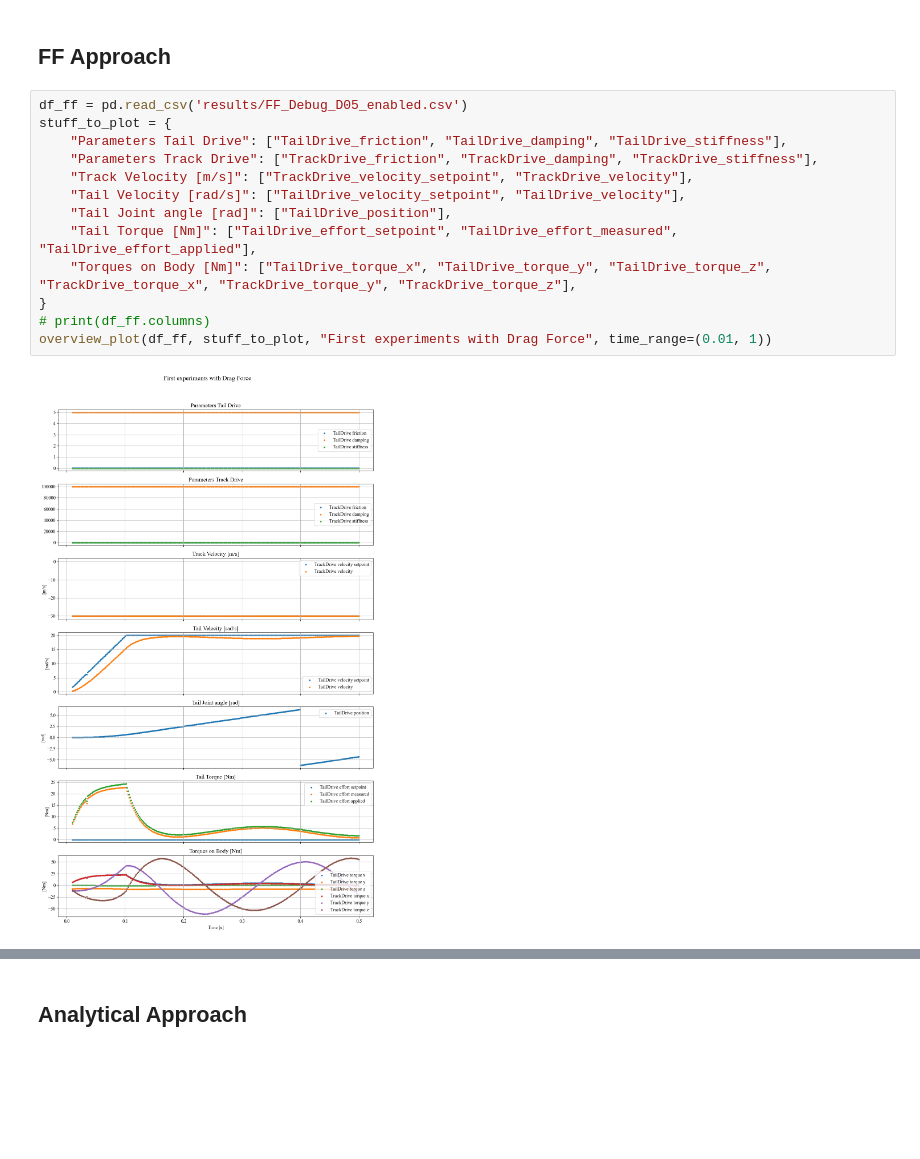
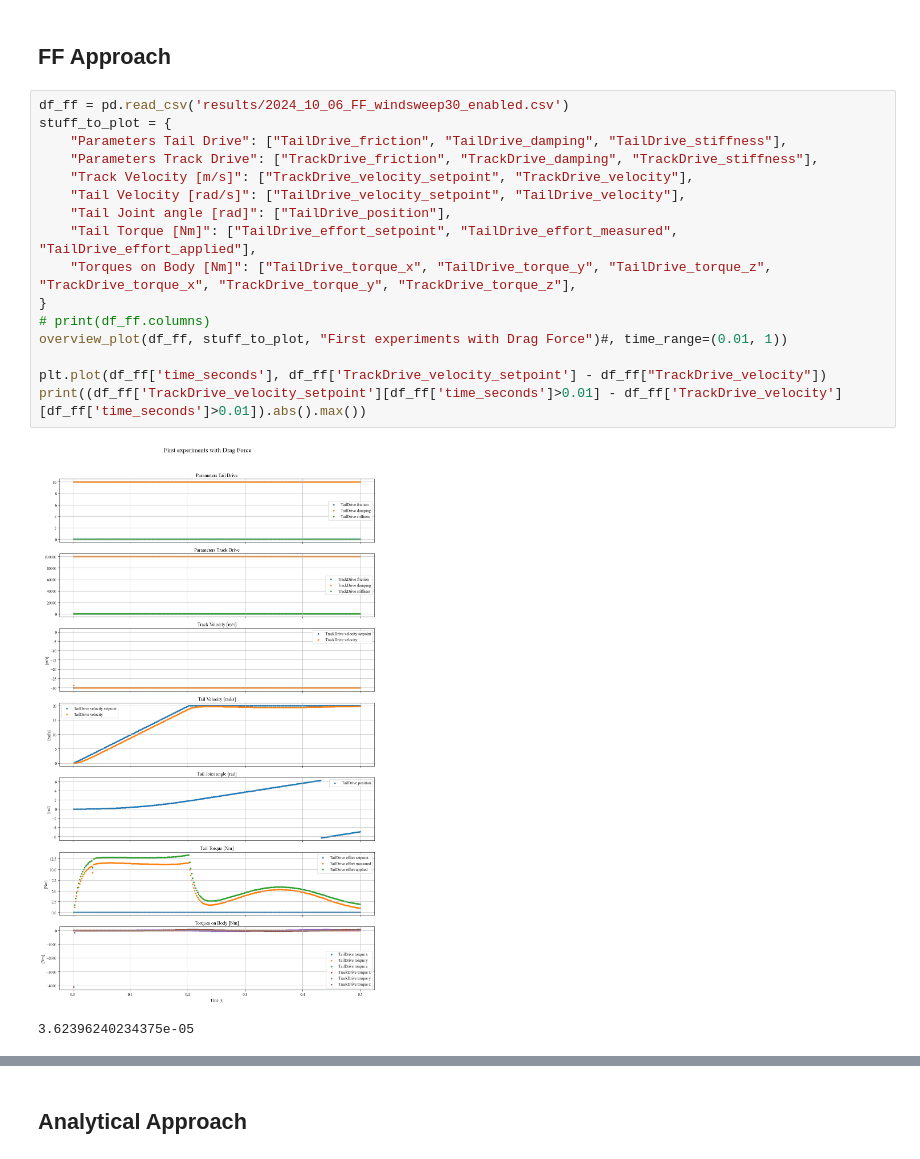
Before and after one commit to Maexerich/IsaacLab, a Jupyter notebook: source/data_visualization_v1.ipynb, the cells around one changed output, grey strips where cells are left out. Drawn from its saved outputs; the diff is of its cells as text; blank space fills up the shorter version.

Commit message:
All final plots are designed. Potential fine-tuning still needed.

```diff
--- a/source/data_visualization_v1.ipynb
+++ b/source/data_visualization_v1.ipynb
@@ -226,17 +227,21 @@ def add_difference_and_percentage_line_to_plot(ax: plt.axes, df_wForce: pd.DataF
 # %% [markdown]
 ## FF Approach
 # %%
-df_ff = pd.read_csv('results/FF_Debug_D05_enabled.csv')
+df_ff = pd.read_csv('results/2024_10_06_FF_windsweep30_enabled.csv')
 stuff_to_plot = {
     "Parameters Tail Drive": ["TailDrive_friction", "TailDrive_damping", "TailDrive_stiffness"],
     "Parameters Track Drive": ["TrackDrive_friction", "TrackDrive_damping", "TrackDrive_stiffness"],
     "Track Velocity [m/s]": ["TrackDrive_velocity_setpoint", "TrackDrive_velocity"],
     "Tail Velocity [rad/s]": ["TailDrive_velocity_setpoint", "TailDrive_velocity"],
     "Tail Joint angle [rad]": ["TailDrive_position"],
     "Tail Torque [Nm]": ["TailDrive_effort_setpoint", "TailDrive_effort_measured", "TailDrive_effort_applied"],
     "Torques on Body [Nm]": ["TailDrive_torque_x", "TailDrive_torque_y", "TailDrive_torque_z", "TrackDrive_torque_x", "TrackDrive_torque_y", "TrackDrive_torque_z"],
 }
 # print(df_ff.columns)
-overview_plot(df_ff, stuff_to_plot, "First experiments with Drag Force", time_range=(0.01, 1))
+overview_plot(df_ff, stuff_to_plot, "First experiments with Drag Force")#, time_range=(0.01, 1))
+
+plt.plot(df_ff['time_seconds'], df_ff['TrackDrive_velocity_setpoint'] - df_ff["TrackDrive_velocity"])
+print((df_ff['TrackDrive_velocity_setpoint'][df_ff['time_seconds']>0.01] - df_ff['TrackDrive_velocity'][df_ff['time_seconds']>0.01]).abs().max())
 # %% [output]
-[figure, old version]
+[figure, new version]
+3.62396240234375e-05
```
Also changed, not shown: parts of 5 cells of this notebook, 23 other files.
